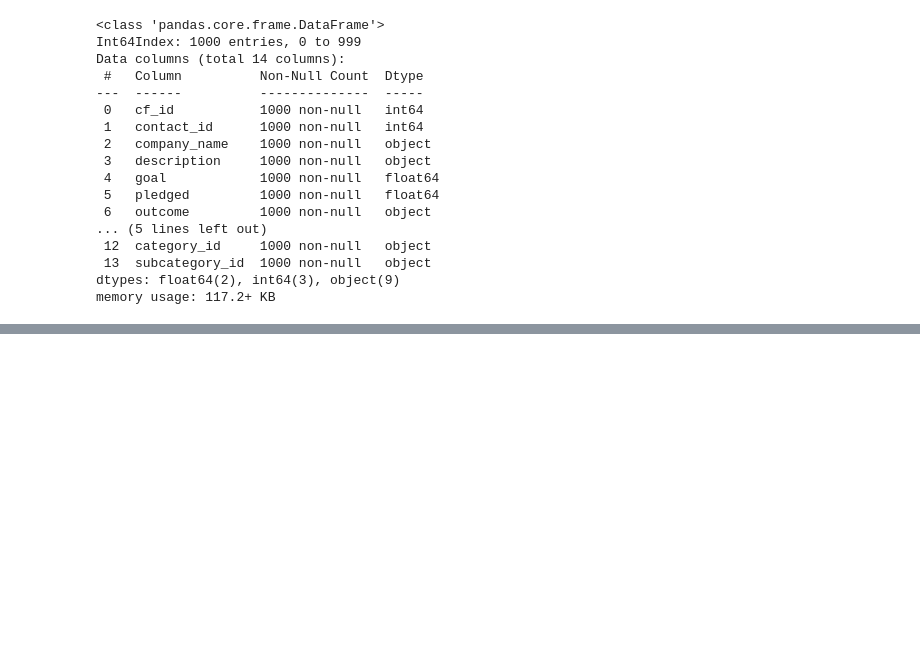
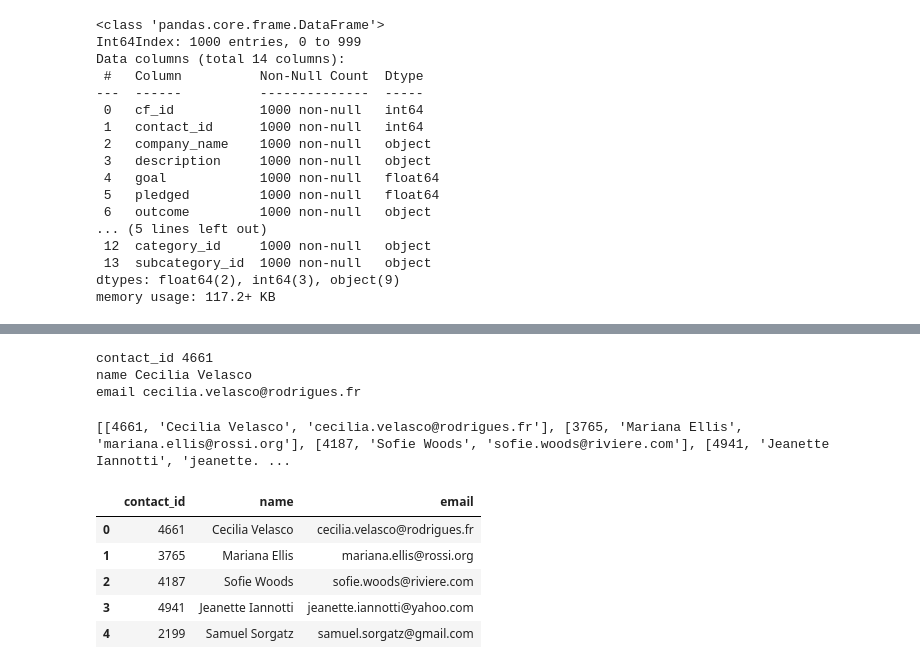
Before and after one commit to sag7221/Crowdfunding-ETL, a Jupyter notebook: excel_etl_csv.ipynb, the cells around one changed output, grey strips where cells are left out. Drawn from its saved outputs; the diff is of its cells as text; code cells hidden in the pictures; blank space fills up the shorter version.

```diff
--- a/excel_etl_csv.ipynb
+++ b/excel_etl_csv.ipynb
@@ -276,0 +286,35 @@ NameError: name 'campign_cleaned' is not defined
+# %%
+# Get the data from the first row and convert it to a dictionary.
+import json
+first_row = contact_info_df.iloc[0]['contact_info']
+converted_data = json.loads(first_row)
+for k, v in converted_data.items():
+    print(k,v)
+# %% [output]
+contact_id 4661
+name Cecilia Velasco
+email cecilia.velasco@rodrigues.fr
+# %%
+# Iterate through the contact_info_df and convert each row to a dictionary.
+dict_values = []
+for i, row in contact_info_df.iterrows():
+    data = row['contact_info']
+    converted_data = json.loads(data)
+    # Iterate through each dictionary (row) and get the values for each row using list comprehension.
+    row_values = [v for k,v in converted_data.items()]
+    dict_values.append(row_values)
+
+# Print out the list of values for each row.
+print(dict_values)
+# %% [output]
+[[4661, 'Cecilia Velasco', 'cecilia.velasco@rodrigues.fr'], [3765, 'Mariana Ellis', 'mariana.ellis@rossi.org'], [4187, 'Sofie Woods', 'sofie.woods@riviere.com'], [4941, 'Jeanette Iannotti', 'jeanette. ...
+# %%
+contacts_df = pd.DataFrame(dict_values, columns=["contact_id", "name", "email"])
+contacts_df.head()
+# %% [output]
+|  | contact_id | name | email |
+| 0 | 4661 | Cecilia Velasco | cecilia.velasco@rodrigues.fr |
+| 1 | 3765 | Mariana Ellis | mariana.ellis@rossi.org |
+| 2 | 4187 | Sofie Woods | sofie.woods@riviere.com |
+| 3 | 4941 | Jeanette Iannotti | jeanette.iannotti@yahoo.com |
+| 4 | 2199 | Samuel Sorgatz | samuel.sorgatz@gmail.com |
```
Also changed, not shown: parts of 5 cells of this notebook, 1 other file.
